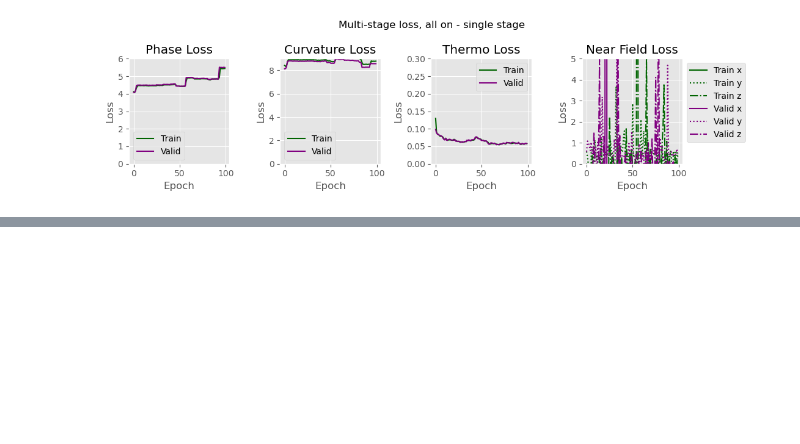
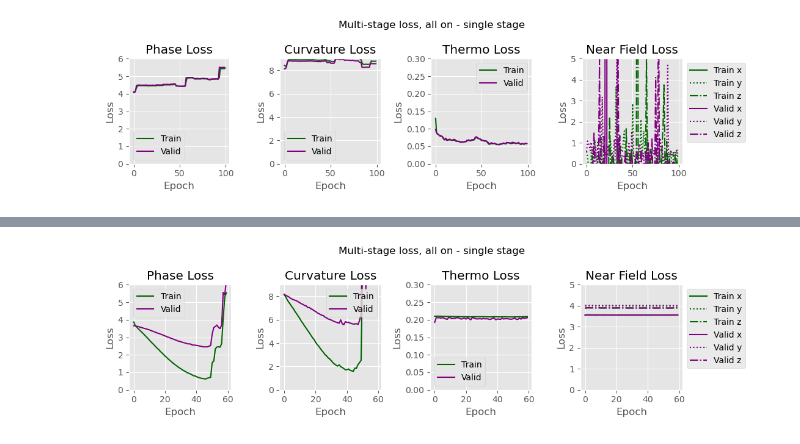
Before and after one commit to Kovaleski-Research-Lab/Surrogate_Model, a Jupyter notebook: src/evaluation/eval.ipynb, the cells around one changed output, grey strips where cells are left out. Drawn from its saved outputs; the diff is of its cells as text; code cells hidden in the pictures; blank space fills up the shorter version.

```diff
--- a/src/evaluation/eval.ipynb
+++ b/src/evaluation/eval.ipynb
@@ -113,0 +121,4 @@ resim_train_eval.keys()
+# %%
+eval.plot_loss(loss, loss, loss, loss, "all on - single stage")
+# %% [output]
+[figure, added]
```
Also changed, not shown: parts of 4 cells of this notebook, 7 other files.
